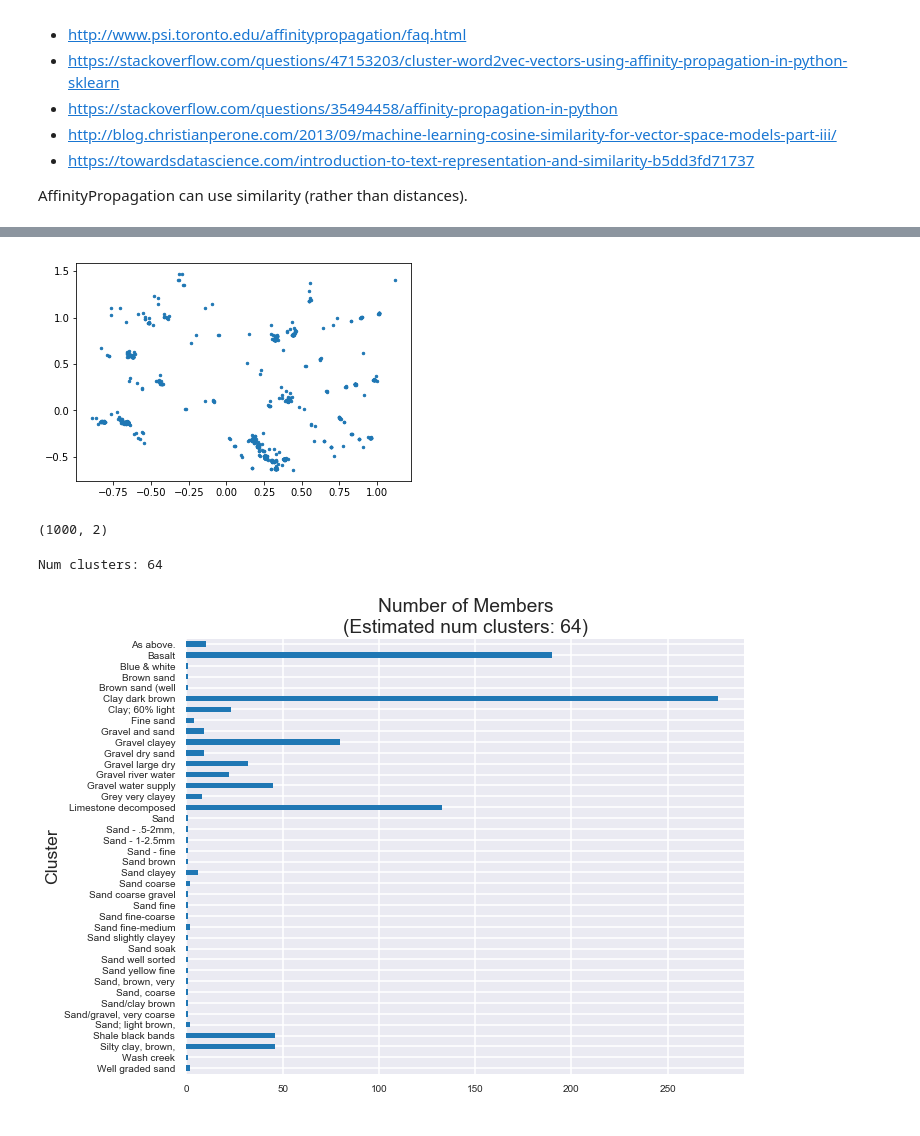
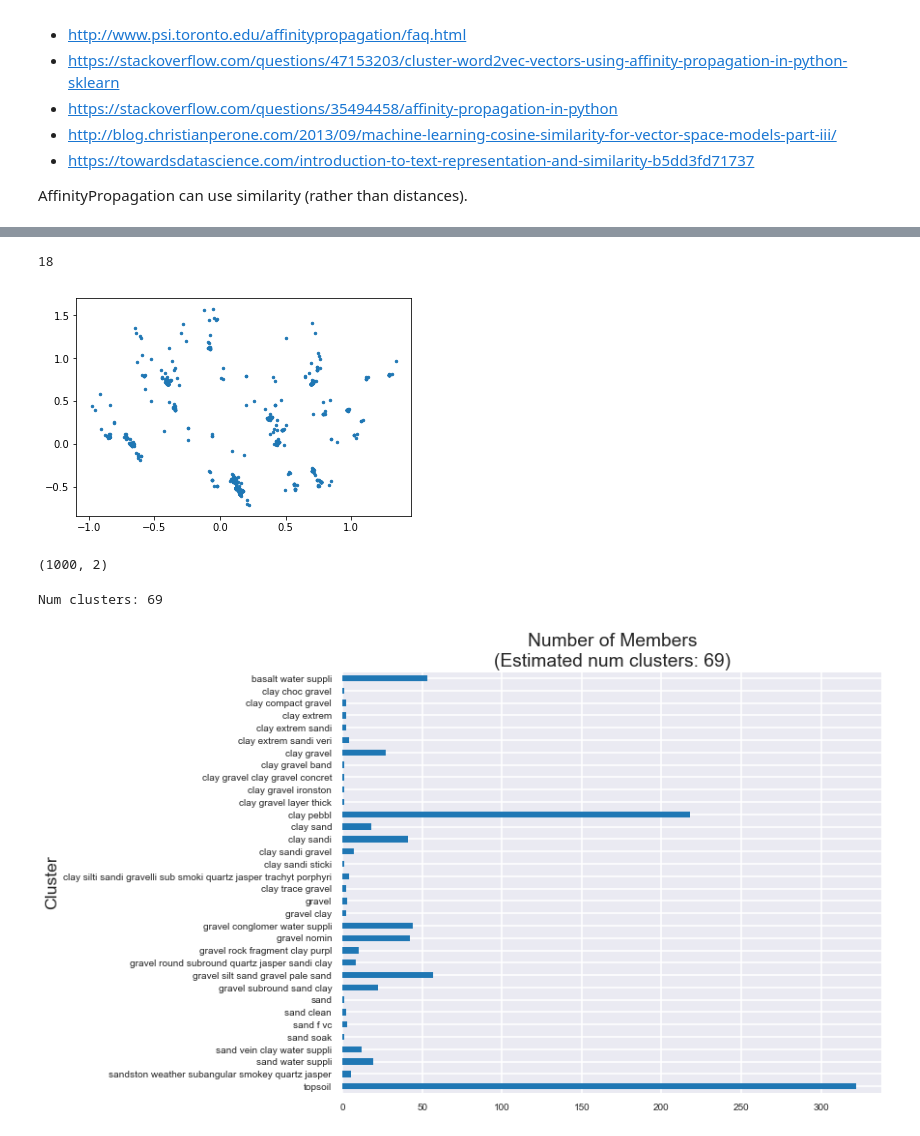
Before and after one commit to IFuentesSR/Litho, a Jupyter notebook: Lith Affinity Prop PCA.ipynb, the cells around one changed output, grey strips where cells are left out. Cells and saved outputs as stored; diff of their text form; code cells hidden in the pictures.

```diff
--- a/Lith Affinity Prop PCA.ipynb
+++ b/Lith Affinity Prop PCA.ipynb
@@ -42,11 +42,12 @@ all_words = set()
 tokenized_desc = []
 count = 0
 for row in lith_code_desc.itertuples():
-    tmp = get_nouns(tokenize_and_stem(row.Description, stopwords))
-    tmp.append(row.MajorLithCode.lower())
-    tmp.append(row.BottomElev)
-    tmp.append(row.Latitude)
-    tmp.append(row.longitude)
+    tmp = list(set(tokenize_and_stem(row.Description, stopwords)))
+    for col in target_columns:
+        if col == 'Description':
+            continue
+        tmp.append(getattr(row, col))
+    # End for
 
     tokenized_desc.append(tmp)
     all_words.update(tmp)
@@ -66,3 +90,7 @@ for row in lith_code_desc.itertuples():
+# %%
+len(word_matrix.loc[word_matrix.granit == 1, :])
+# %% [output]
+18
 # %%
 from sklearn.decomposition import PCA
 
@@ -71,7 +99,7 @@ compressed = pca.fit_transform(word_matrix.values)
 # %%
 plt.scatter(compressed[:, 0], compressed[:, 1], s=6);
 # %% [output]
-[figure, old version]
+[figure, new version]
 # %%
 compressed.shape
 # %% [output]
@@ -82,7 +110,7 @@ from sklearn.metrics.pairwise import cosine_similarity
 # Convert to cosine similarity matrix
 # cos_sim = cosine_similarity(compressed)
 # , affinity="precomputed"
-ap_model = sklearn.cluster.AffinityPropagation(damping=0.67)  # , preference=-np.median(compressed)
+ap_model = sklearn.cluster.AffinityPropagation(damping=0.65)  # , preference=-np.median(compressed)
 ap_model.fit(compressed)
 
 cluster_centers_idx = ap_model.cluster_centers_indices_
@@ -91,32 +119,33 @@ unique_labels = np.unique(labels)
 n_clusters_ = len(cluster_centers_idx)
 print("Num clusters:", n_clusters_)
 # %% [output]
-Num clusters: 64
+Num clusters: 69
 # %%
 %matplotlib inline
 import seaborn as sns
 sns.set_style("darkgrid")
 sns.set_context("poster")
 
 cluster_data = {}
 for k in range(n_clusters_):
     class_members = labels == k
 
     cluster_size = len(class_members[class_members == True])
     exemplar = lith_code_desc.Description[cluster_centers_idx[k]]
-    exemplar = ' '.join(exemplar.split()[0:3])
+    exemplar = " ".join(get_nouns(tokenize_and_stem(exemplar, stopwords)))
+    # exemplar = ' '.join(exemplar.split()[0:3])
     cluster_data[exemplar] = cluster_size
 # End for
 
 fig, ax = plt.subplots(figsize=(10,8))
 clustered_info = pd.DataFrame.from_dict(cluster_data, orient='index')
 clustered_info.index.name = 'Cluster'
 clustered_info.columns = ['Members']
 clustered_info.sort_index(ascending=False, inplace=True)
 clustered_info.plot(kind='barh', fontsize=10, title=f'Number of Members\n(Estimated num clusters: {n_clusters_})',
                     legend=False, ax=ax);
 # %% [output]
-[figure, old version]
+[figure, new version]
 # %%
 fig, ax = plt.subplots(figsize=(12,10))
 
```
Also changed, not shown: parts of 9 cells of this notebook, 1 other file.
